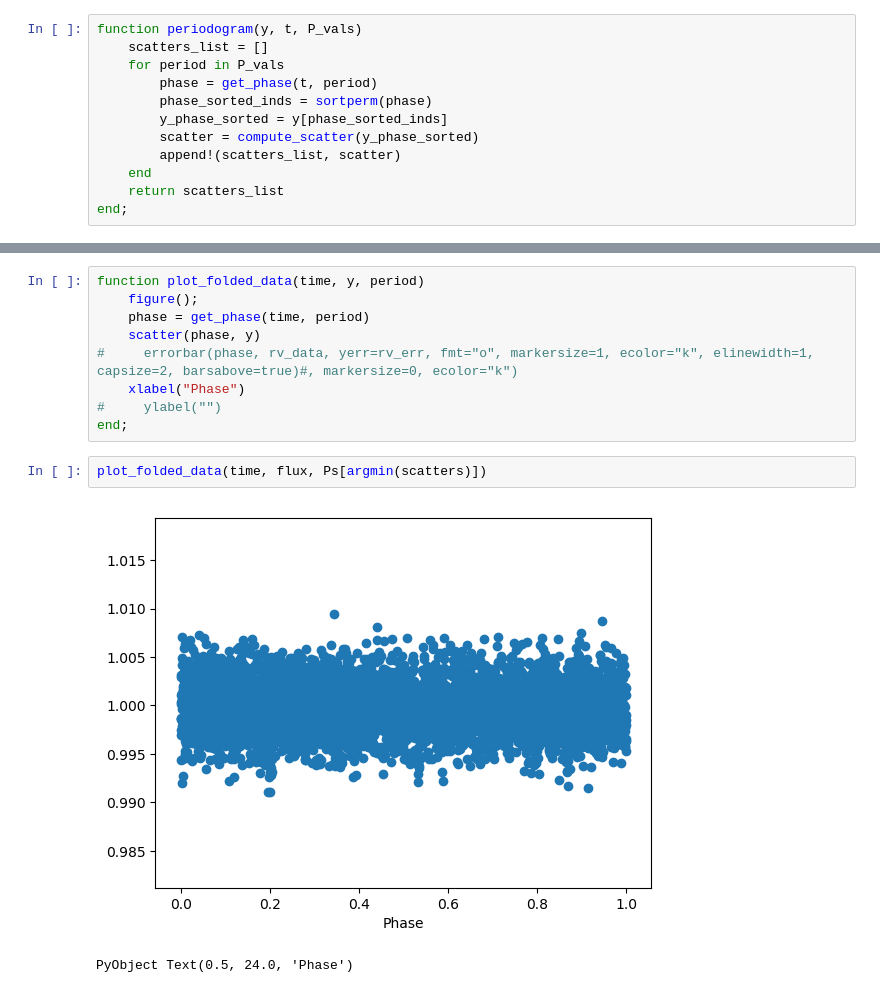
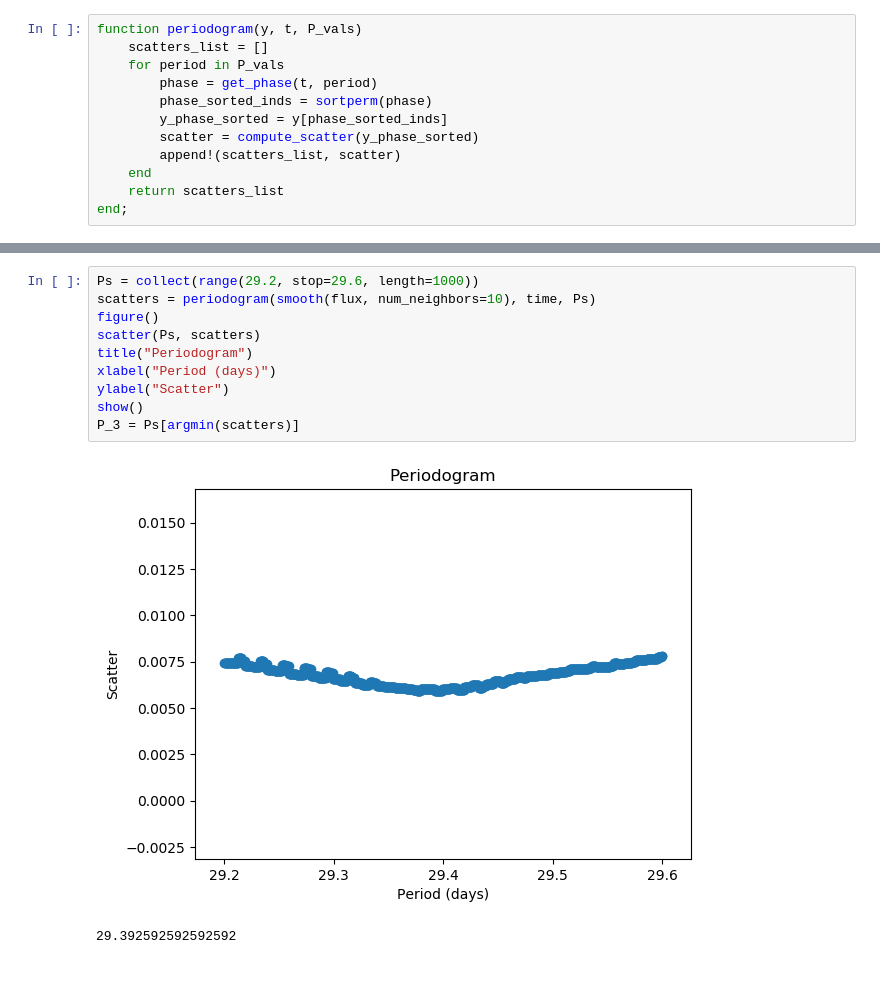
Before and after one commit to curriem/exoplanets_class, a Jupyter notebook: hw2/exoplanets_hw2.ipynb, the cells around one changed output, grey strips where cells are left out. Saved outputs shown, nothing was run; the diff lists cells and outputs as text.

```diff
--- a/hw2/exoplanets_hw2.ipynb
+++ b/hw2/exoplanets_hw2.ipynb
@@ -318,14 +365,13 @@ PyObject Text(24.0, 0.5, 'Scatter')
-# %%
-function plot_folded_data(time, y, period)
-    figure();
-    phase = get_phase(time, period)
-    scatter(phase, y)
-#     errorbar(phase, rv_data, yerr=rv_err, fmt="o", markersize=1, ecolor="k", elinewidth=1, capsize=2, barsabove=true)#, markersize=0, ecolor="k")
-    xlabel("Phase")
-#     ylabel("")
-end;
-# %%
-plot_folded_data(time, flux, Ps[argmin(scatters)])
-# %% [output]
-[figure, removed]
-PyObject Text(0.5, 24.0, 'Phase')
+# %%
+Ps = collect(range(29.2, stop=29.6, length=1000))
+scatters = periodogram(smooth(flux, num_neighbors=10), time, Ps)
+figure()
+scatter(Ps, scatters)
+title("Periodogram")
+xlabel("Period (days)")
+ylabel("Scatter")
+show()
+P_3 = Ps[argmin(scatters)]
+# %% [output]
+[figure, added]
+29.392592592592592
```
Also changed, not shown: parts of 32 cells of this notebook.
